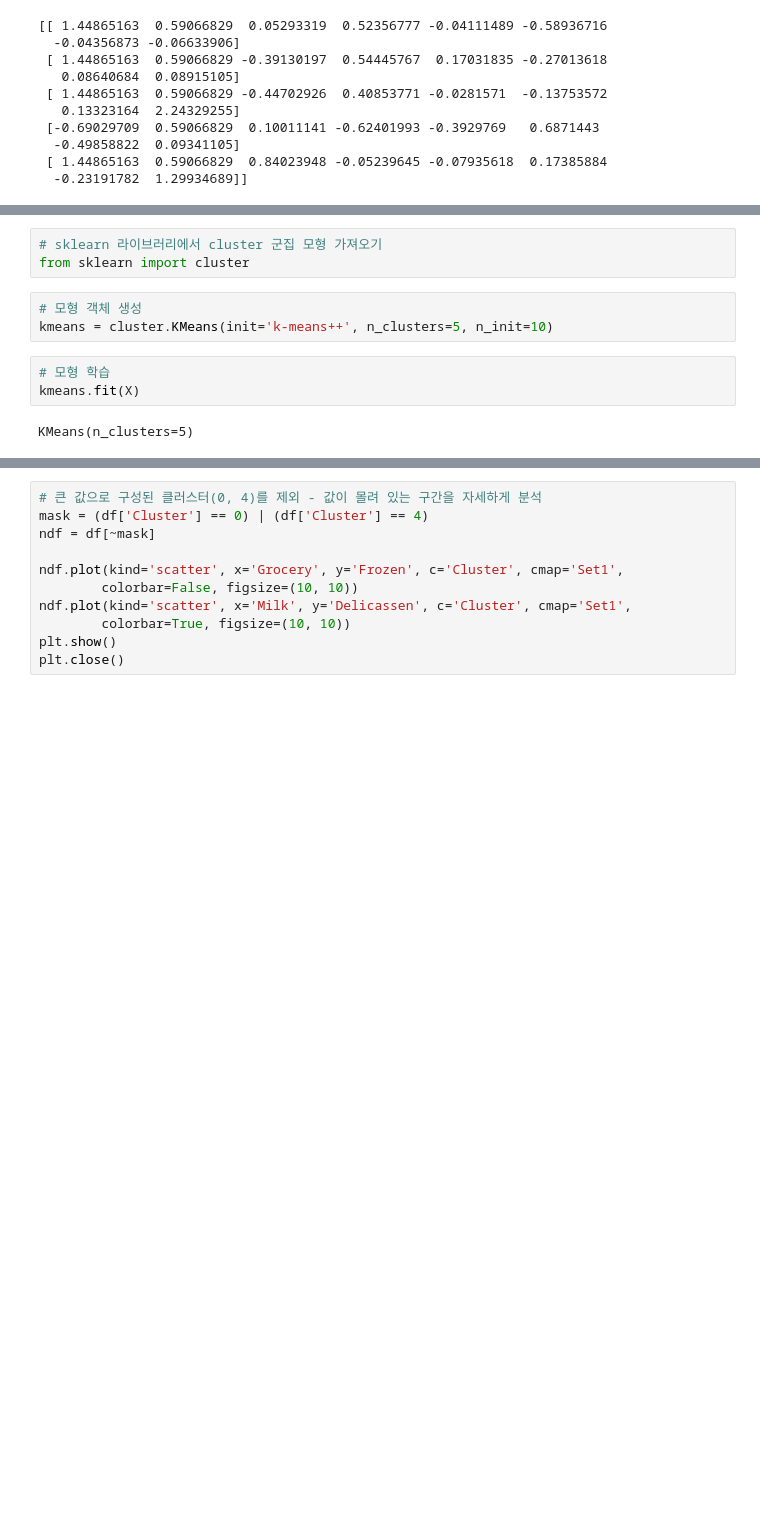
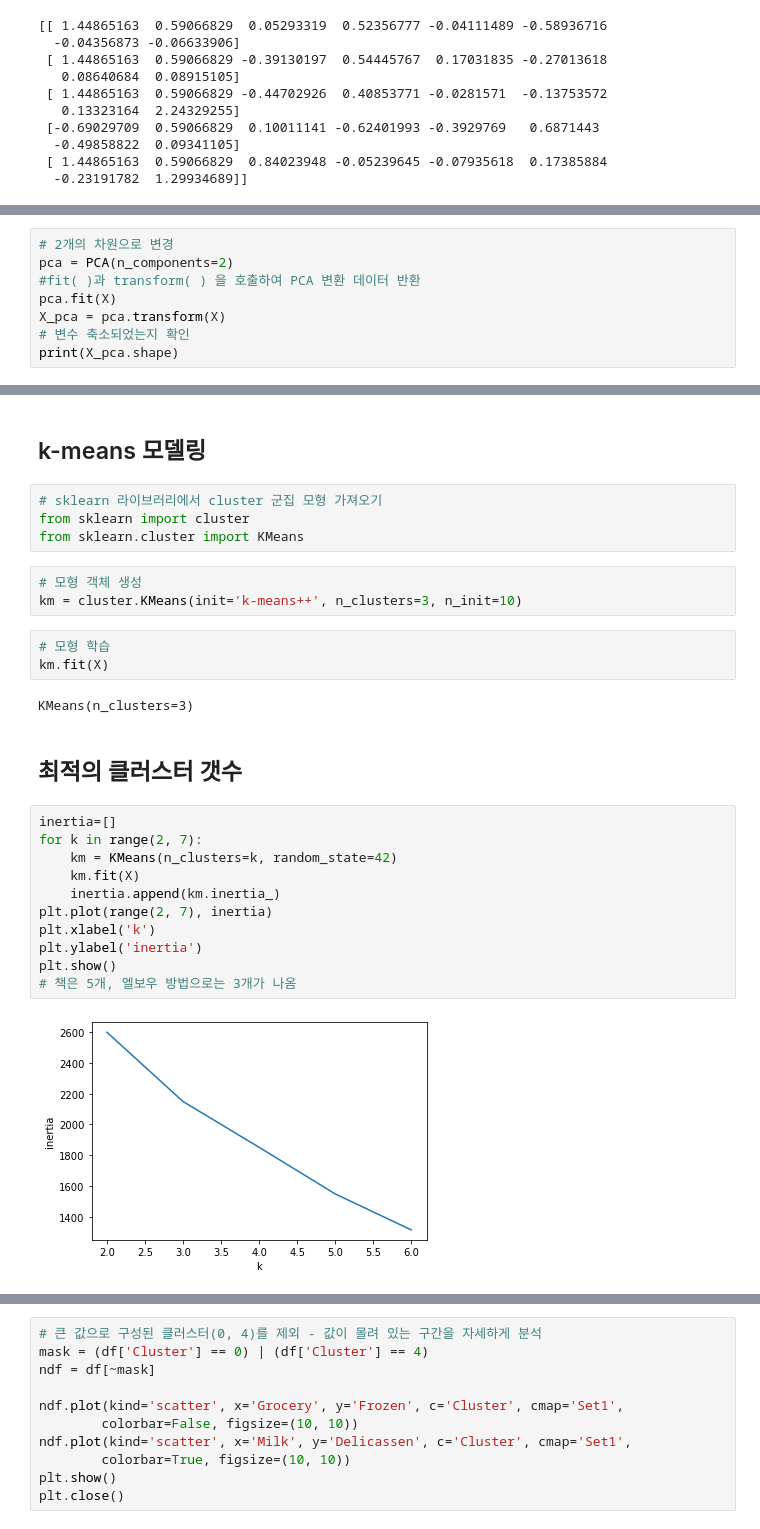
Before and after one commit to Areum120/DataAnalysis_Practice, a Jupyter notebook: wholesale customers k-means Clustering.ipynb, the cells around one changed output, grey strips where cells are left out. Saved outputs shown, nothing was run; the diff lists cells and outputs as text; blank space fills up the shorter version.

```diff
--- a/wholesale customers k-means Clustering.ipynb
+++ b/wholesale customers k-means Clustering.ipynb
@@ -84,0 +90,8 @@ print(X[:5])
+# %%
+# 2개의 차원으로 변경
+pca = PCA(n_components=2)
+#fit( )과 transform( ) 을 호출하여 PCA 변환 데이터 반환
+pca.fit(X)
+X_pca = pca.transform(X)
+# 변수 축소되었는지 확인
+print(X_pca.shape)
@@ -85,14 +130,32 @@ print(X[:5])
+# %% [markdown]
+## k-means 모델링
 # %%
 # sklearn 라이브러리에서 cluster 군집 모형 가져오기
 from sklearn import cluster
+from sklearn.cluster import KMeans
 # %%
 # 모형 객체 생성
-kmeans = cluster.KMeans(init='k-means++', n_clusters=5, n_init=10)
+km = cluster.KMeans(init='k-means++', n_clusters=3, n_init=10)
 # %%
 # 모형 학습
-kmeans.fit(X)
+km.fit(X)
 # %% [output]
-KMeans(n_clusters=5)
+KMeans(n_clusters=3)
+# %% [markdown]
+## 최적의 클러스터 갯수
+# %%
+inertia=[]
+for k in range(2, 7):
+    km = KMeans(n_clusters=k, random_state=42)
+    km.fit(X)
+    inertia.append(km.inertia_)
+plt.plot(range(2, 7), inertia)
+plt.xlabel('k')
+plt.ylabel('inertia')
+plt.show()
+# 책은 5개, 엘보우 방법으로는 3개가 나옴
+# %% [output]
+[figure, added]
 # %%
 # 예측 (군집)
 cluster_label = kmeans.labels_
```
Also changed, not shown: parts of 12 cells of this notebook.
